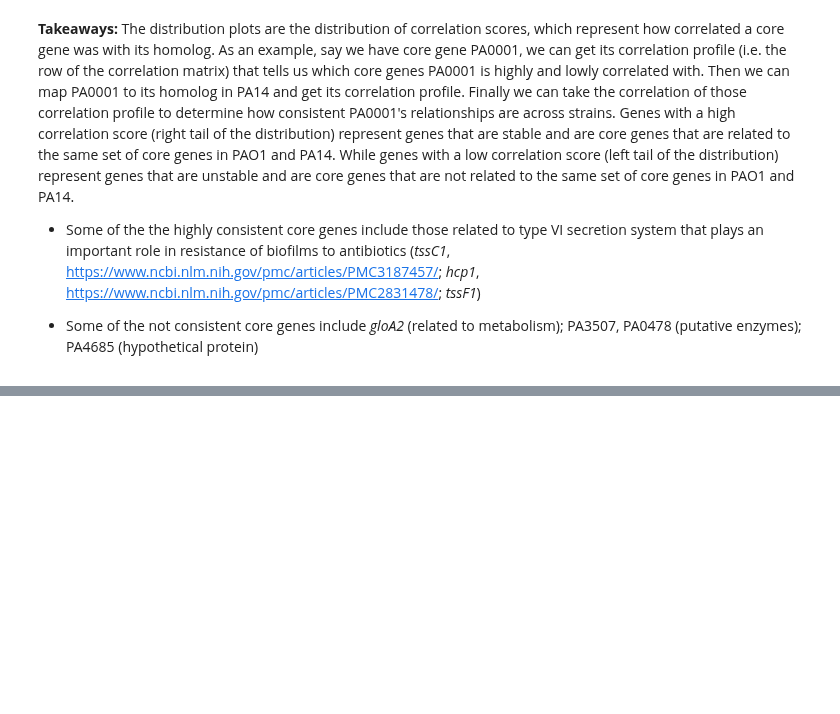
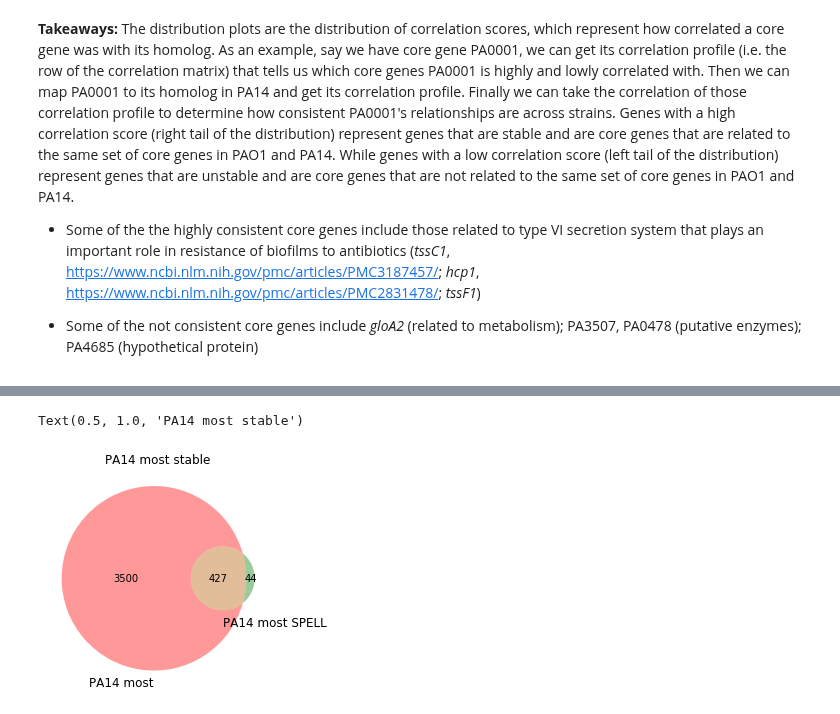
Before and after one commit to greenelab/core-accessory-interactome, a Jupyter notebook: 3_core_core_analysis/1_core_core_relationships_across_strains.ipynb, the cells around one changed output, grey strips where cells are left out. Saved outputs shown, nothing was run; the diff lists cells and outputs as text; code cells hidden in the pictures; blank space fills up the shorter version.

```diff
--- a/3_core_core_analysis/1_core_core_relationships_across_strains.ipynb
+++ b/3_core_core_analysis/1_core_core_relationships_across_strains.ipynb
@@ -466,0 +572,9 @@ The distribution plots are the distribution of correlation scores, which represe
+# %%
+venn2(
+    [set(pa14_most_stable), set(pa14_most_stable_spell)],
+    set_labels=("PA14 most", "PA14 most SPELL"),
+)
+plt.title("PA14 most stable")
+# %% [output]
+Text(0.5, 1.0, 'PA14 most stable')
+[figure, added]
```
Also changed, not shown: parts of 22 cells of this notebook, 3 other files.
